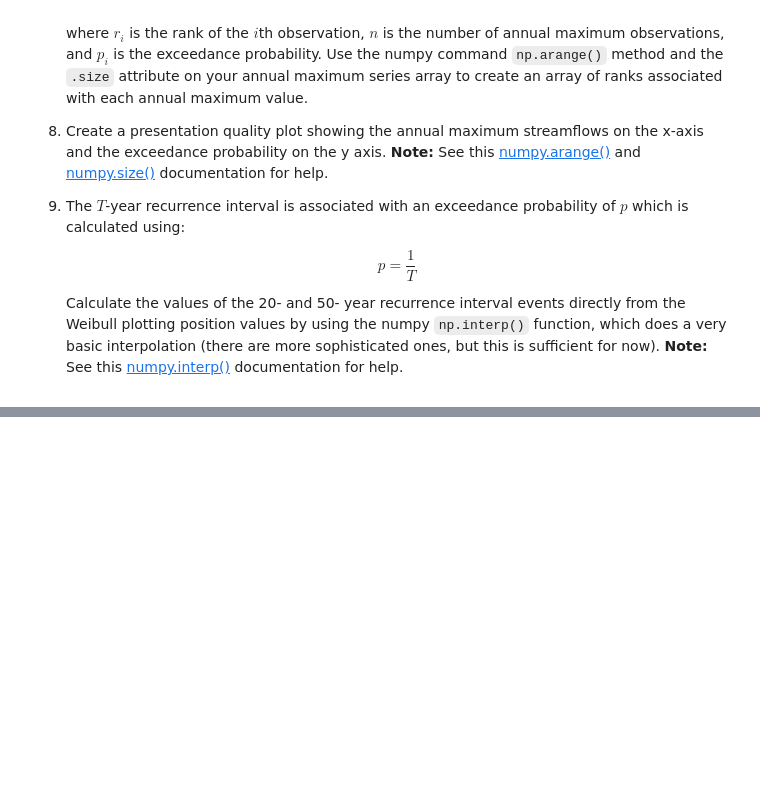
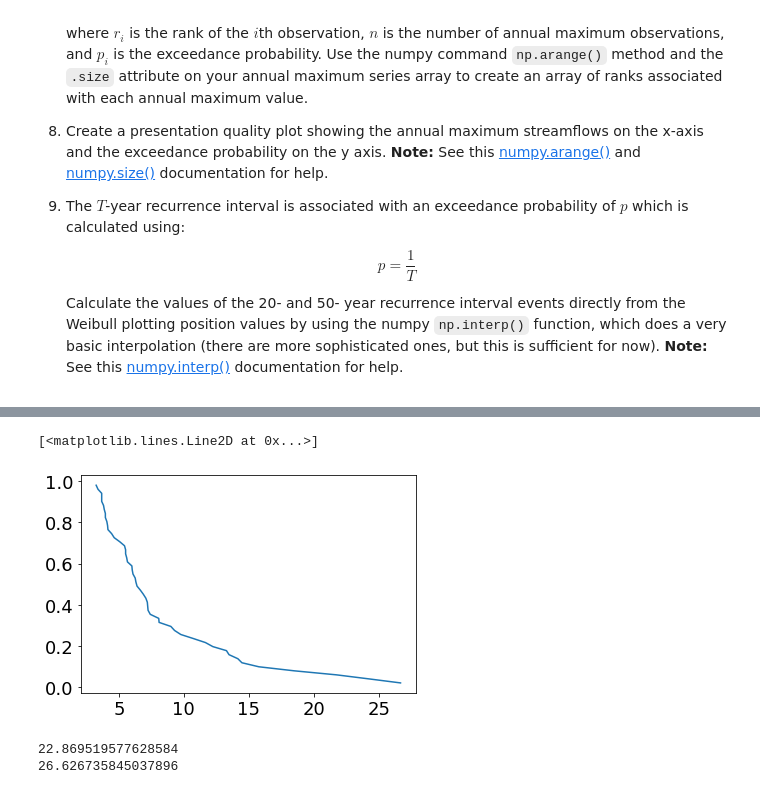
Before and after one commit to th2018/mod02_assignment, a Jupyter notebook: mod02_assignment.ipynb, the cells around one changed output, grey strips where cells are left out. Saved outputs shown, nothing was run; the diff lists cells and outputs as text; code cells hidden in the pictures; blank space fills up the shorter version.

```diff
--- a/mod02_assignment.ipynb
+++ b/mod02_assignment.ipynb
@@ -163,6 +163,10 @@ print(df)
 Q_ams = df.groupby(by=['WaterYear'])['Discharge_cms'].max().values
 
 print(Q_ams)
+
+df2=pd.DataFrame({'WaterYear' : df['WaterYear'].unique(), 'Q_ams' : Q_ams} )
+
+print(df2)
 # %% [output]
                                               Dates  WaterYear  Discharge_cfs  \
 Dates
@@ -197,0 +188,4 @@ Q50 =
+# %%
+Q_ams_sort = df2.sort_values("Q_ams",ascending=False)
+Q_ams_sort["rank"]=df2.index+1
+Q_ams_sort
@@ -198,3 +210,21 @@ Q50 =
+# %%
+
+p_ams =  (df2.index+1)/(50+1)
+
+p_ams
+
+plt.plot(Q_ams_sort['Q_ams'],p_ams)
+# %% [output]
+[<matplotlib.lines.Line2D at 0x...>]
+[figure, added]
+# %%
+Q20 = np.interp(  1/20,p_ams, Q_ams_sort['Q_ams'])
+print(Q20)
+Q50 =  np.interp(  1/50,p_ams, Q_ams_sort['Q_ams'])
+print(Q50)
+# %% [output]
+22.869519577628584
+26.626735845037896
 # %%
 print('The 20-year flood event has a magnitude of {:.3f} m^3/s'.format(Q20))
 print('The 50-year flood event has a magnitude of {:.3f} m^3/s'.format(Q50))
```
Also changed, not shown: parts of 7 cells of this notebook.
